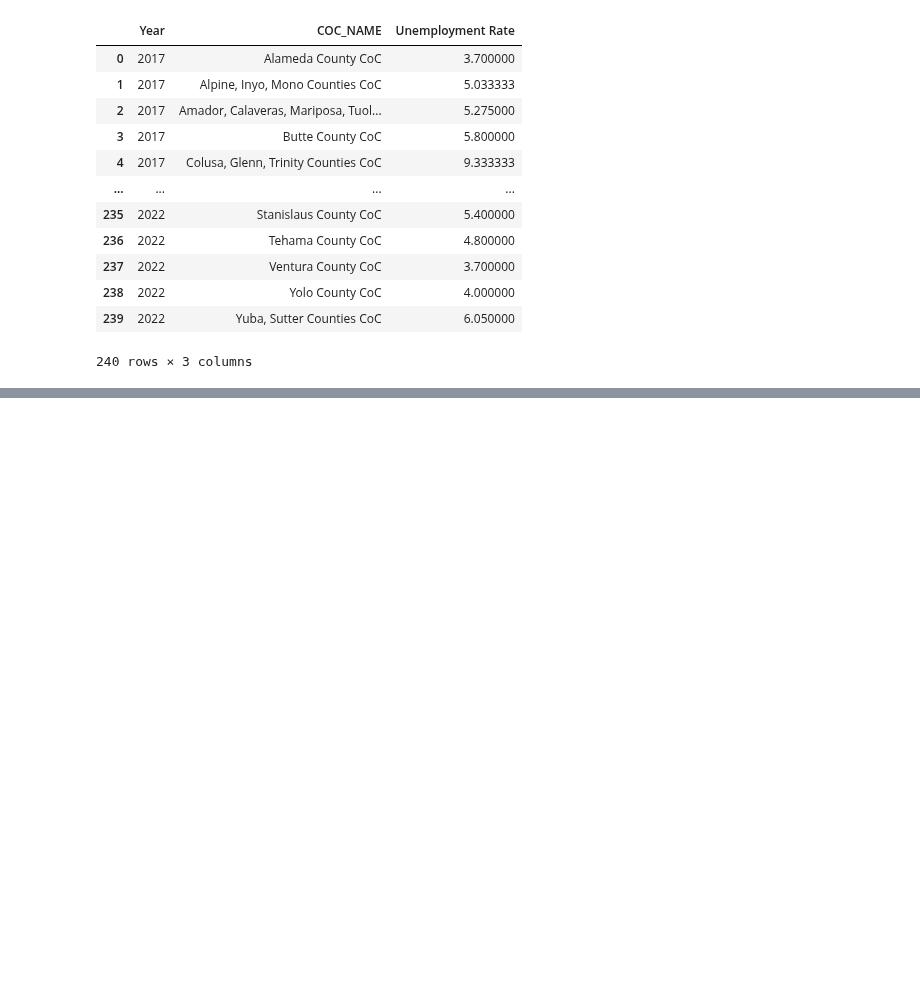
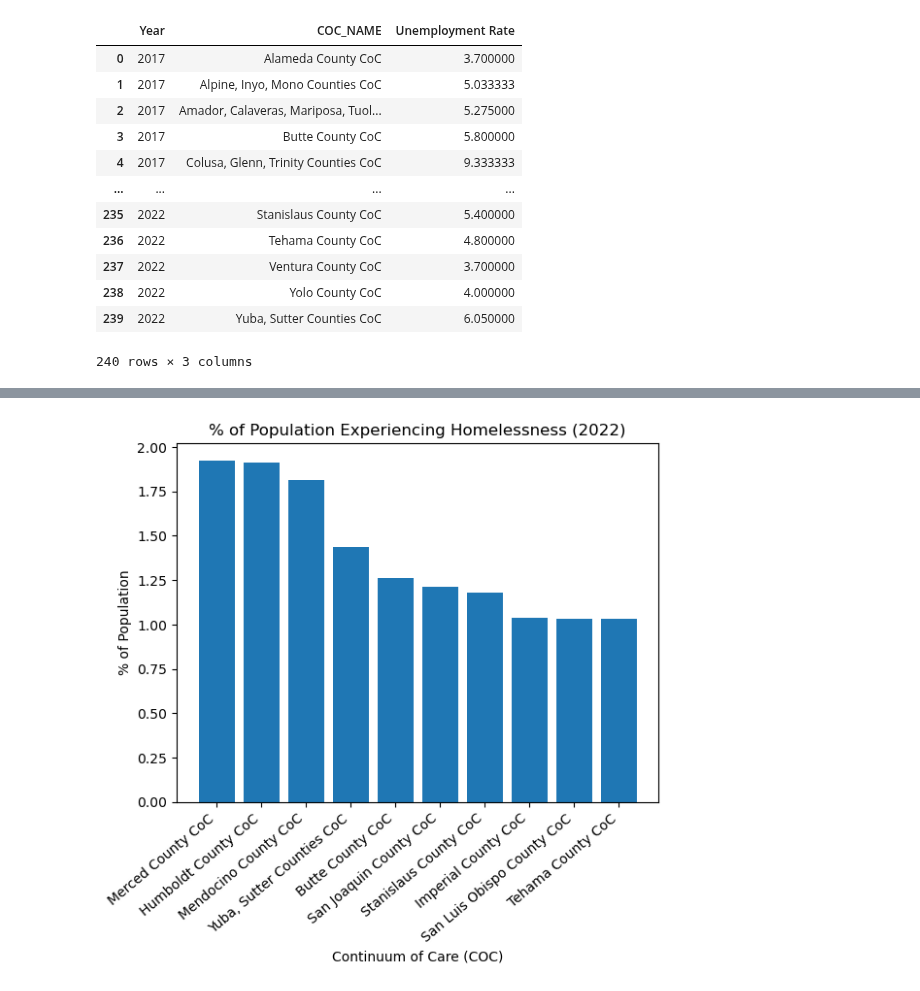
Before and after one commit to evacs/Project-1, a Jupyter notebook: matt_data_exploration.ipynb, the cells around one changed output, grey strips where cells are left out. Cells and saved outputs as stored; diff of their text form; code cells hidden in the pictures; blank space fills up the shorter version.

```diff
--- a/matt_data_exploration.ipynb
+++ b/matt_data_exploration.ipynb
@@ -306,0 +316,4 @@ total_pop_homeless
+# %%
+# Merge pop_coc_reduced and total_homeless_count
+final_df = pd.merge(total_pop_homeless, unemployment_coc_grouped, on=['COC_NAME','Year'],how = 'left').dropna()
+final_df
@@ -306,0 +334,4 @@ total_pop_homeless
+# %%
+# Rename columns
+final_df = final_df.rename(columns = {'COC_NAME': 'COC Name', 'EXPERIENCING_HOMELESSNESS_CNT':'Homeless Count'})
+final_df.head()
@@ -306,0 +361,7 @@ total_pop_homeless
+# %%
+# Sort Homeless rate in descending order and show the top,10
+homeless_rate_sort = final_df.sort_values(by='Homeless Rate',ascending=False)
+# %%
+# Filter for 2022 only
+homeless_rate_2022 = homeless_rate_sort.loc[homeless_rate_sort['Year'] == 2022].iloc[:10]
+homeless_rate_2022
@@ -306,0 +399,14 @@ total_pop_homeless
+# %%
+# Generate a bar plot showing the top 10 continuums of care by homeless rate
+x_axis = homeless_rate_2022['COC Name']
+y_axis = homeless_rate_2022['Homeless Rate']
+
+plt.bar(x_axis,y_axis, color='tab:blue')
+
+plt.xlabel("Continuum of Care (COC)")
+plt.ylabel("% of Population")
+plt.xticks(rotation=40, ha = 'right')
+plt.title('% of Population Experiencing Homelessness (2022)')
+plt.show()
+# %% [output]
+[figure, added]
```
Also changed, not shown: parts of 15 cells of this notebook.
